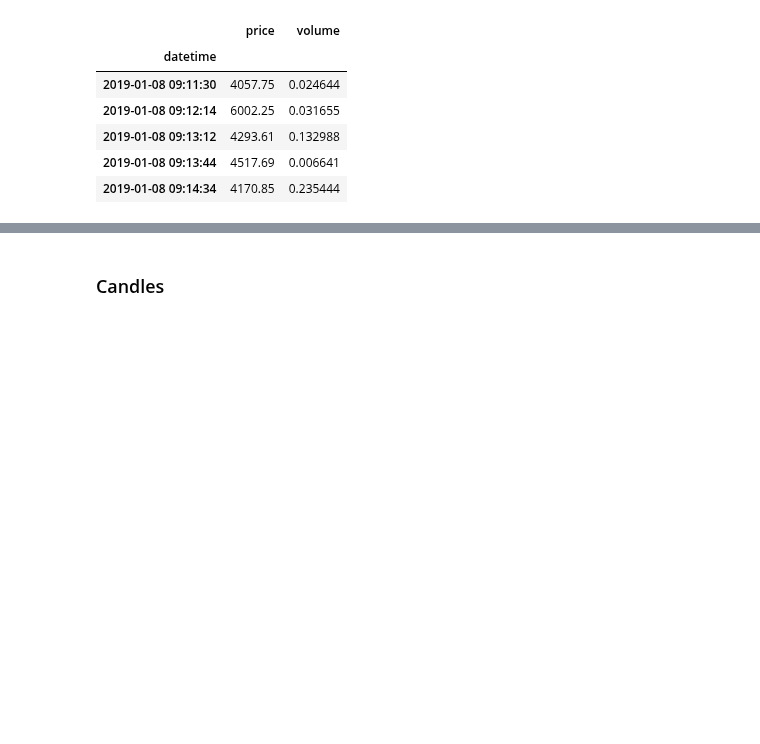
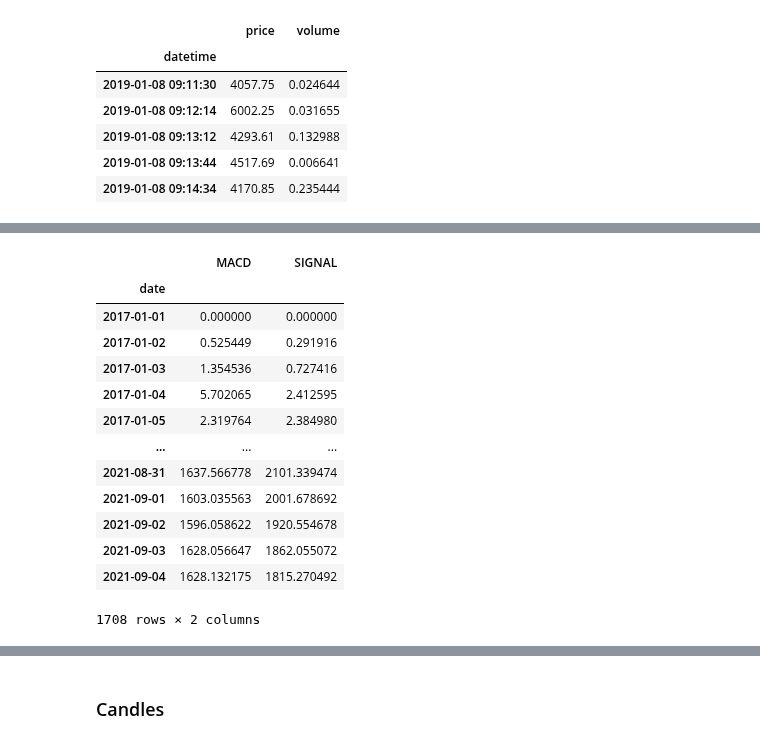
Before and after one commit to jonhilgart22/go-trader, a Jupyter notebook: notebooks/testing_bollinger_bands_and_ts_models.ipynb, the cells around one changed output, grey strips where cells are left out. Saved outputs shown, nothing was run; the diff lists cells and outputs as text; code cells hidden in the pictures; blank space fills up the shorter version.

```diff
--- a/notebooks/testing_bollinger_bands_and_ts_models.ipynb
+++ b/notebooks/testing_bollinger_bands_and_ts_models.ipynb
@@ -92,0 +125,17 @@ price_df = data.price.resample("D").ohlc()
+# %%
+macd_df
+# %% [output]
+|  | MACD | SIGNAL |
+| date |  |  |
+| 2017-01-01 | 0.000000 | 0.000000 |
+| 2017-01-02 | 0.525449 | 0.291916 |
+| 2017-01-03 | 1.354536 | 0.727416 |
+| 2017-01-04 | 5.702065 | 2.412595 |
+| 2017-01-05 | 2.319764 | 2.384980 |
+| ... | ... | ... |
+| 2021-08-31 | 1637.566778 | 2101.339474 |
+| 2021-09-01 | 1603.035563 | 2001.678692 |
+| 2021-09-02 | 1596.058622 | 1920.554678 |
+| 2021-09-03 | 1628.056647 | 1862.055072 |
+| 2021-09-04 | 1628.132175 | 1815.270492 |
+1708 rows × 2 columns
```
Also changed, not shown: parts of 10 cells of this notebook, 10 other files.
